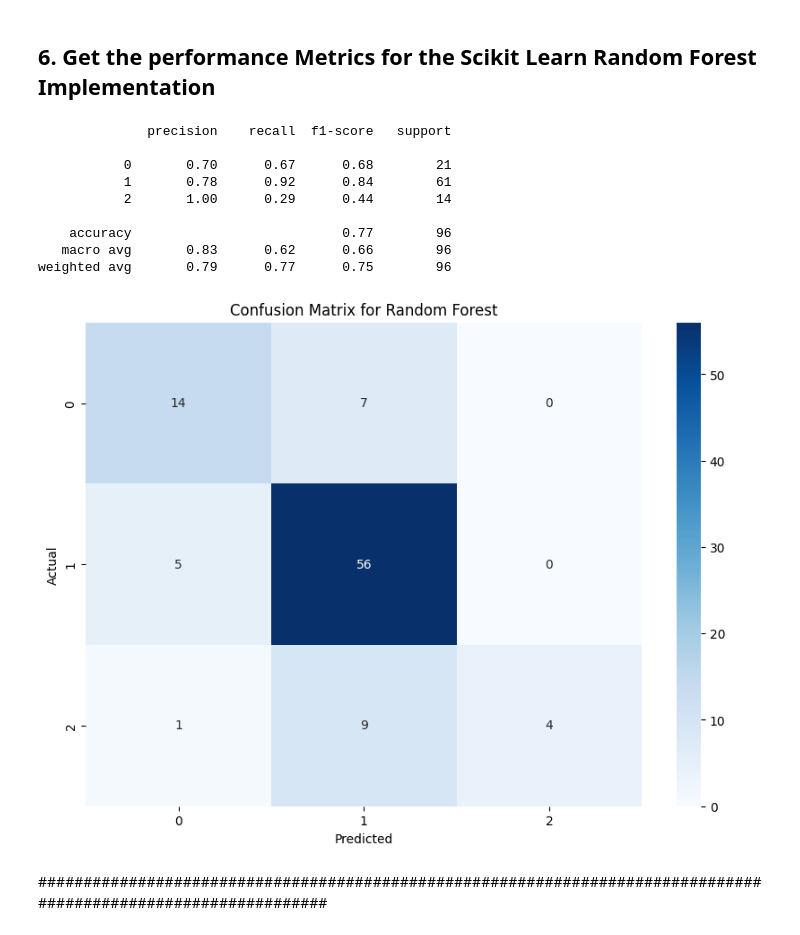
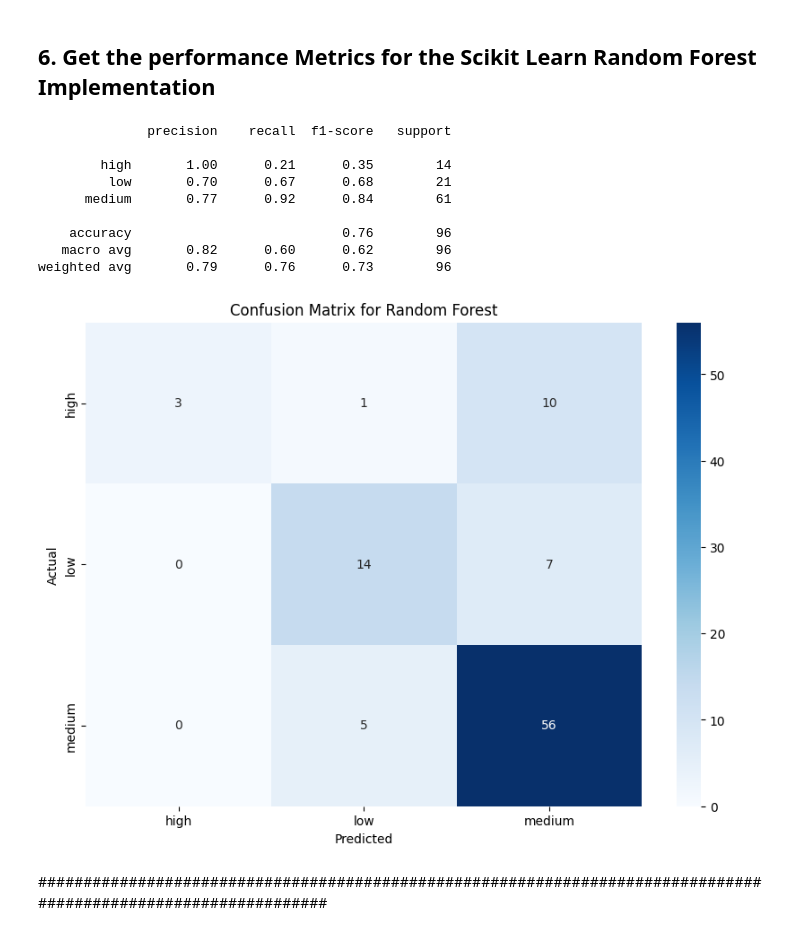
Before and after one commit to cepdnaclk/e19-co544-Concentration-Difficulty-Prediction-Model, a Jupyter notebook: random_forest.ipynb, the cells around one changed output. Saved outputs shown, nothing was run; the diff lists cells and outputs as text; code cells hidden in the pictures.

```diff
--- a/random_forest.ipynb
+++ b/random_forest.ipynb
@@ -1349,34 +1351,34 @@ Scikit Learn random forest implementation gives the best accuracy for now. These
 # %%
 from sklearn.metrics import classification_report, confusion_matrix
 
-X_train, X_test, y_train, y_test = train_test_split(features, data['Difficulty_level_integer'], train_size=0.8, random_state=RANDOM_STATE)  # 80% training and 20% testing
+X_train, X_test, y_train, y_test = train_test_split(features, data['Difficulty_level'], train_size=0.8, random_state=RANDOM_STATE)  # 80% training and 20% testing
 
 y_pred = random_forest_model.predict(X_test)
 
 
 report = classification_report(y_test, y_pred)
 print(report)
 
 cm = confusion_matrix(y_test, y_pred)
 #print(cm)
 
 # Plot the confusion matrix
 plt.figure(figsize=(10,7))
 sns.heatmap(cm, annot=True, fmt='d', cmap='Blues', xticklabels=random_forest_model.classes_, yticklabels=random_forest_model.classes_)
 plt.xlabel('Predicted')
 plt.ylabel('Actual')
 plt.title('Confusion Matrix for Random Forest')
 plt.show()
 # %% [output]
               precision    recall  f1-score   support
 
-           0       0.70      0.67      0.68        21
-           1       0.78      0.92      0.84        61
-           2       1.00      0.29      0.44        14
+        high       1.00      0.21      0.35        14
+         low       0.70      0.67      0.68        21
+      medium       0.77      0.92      0.84        61
 
-    accuracy                           0.77        96
-   macro avg       0.83      0.62      0.66        96
-weighted avg       0.79      0.77      0.75        96
+    accuracy                           0.76        96
+   macro avg       0.82      0.60      0.62        96
+weighted avg       0.79      0.76      0.73        96
-[figure, old version]
+[figure, new version]
 # %% [markdown]
 ################################################################################################################
```
Also changed, not shown: parts of 6 cells of this notebook.
